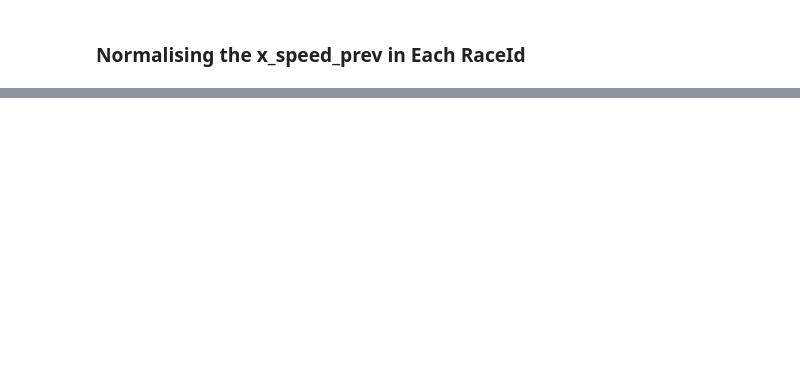
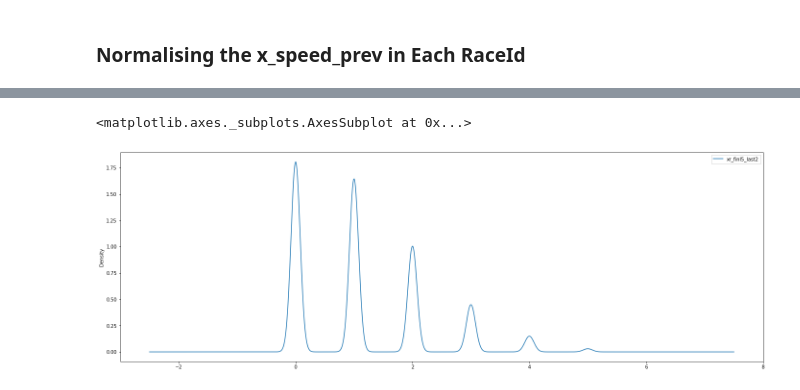
Before and after one commit to ageofthegit/greyhound-racing, a Jupyter notebook: Azure/C030_CONSOL_Std & Rank.ipynb, the cells around one changed output, grey strips where cells are left out. Saved outputs shown, nothing was run; the diff lists cells and outputs as text; code cells hidden in the pictures; blank space fills up the shorter version.

```diff
--- a/Azure/C030_CONSOL_Std & Rank.ipynb
+++ b/Azure/C030_CONSOL_Std & Rank.ipynb
@@ -264,0 +366,6 @@ df_base['x_rtgp_max_norm'].plot( kind='density', legend=True, figsize = (24,8) )
+# %%
+
+df_base['xr_finl5_last2'].plot( kind='density', legend=True, figsize = (24,8) )
+# %% [output]
+<matplotlib.axes._subplots.AxesSubplot at 0x...>
+[figure, added]
```
Also changed, not shown: parts of 29 cells of this notebook, 9 other files.
